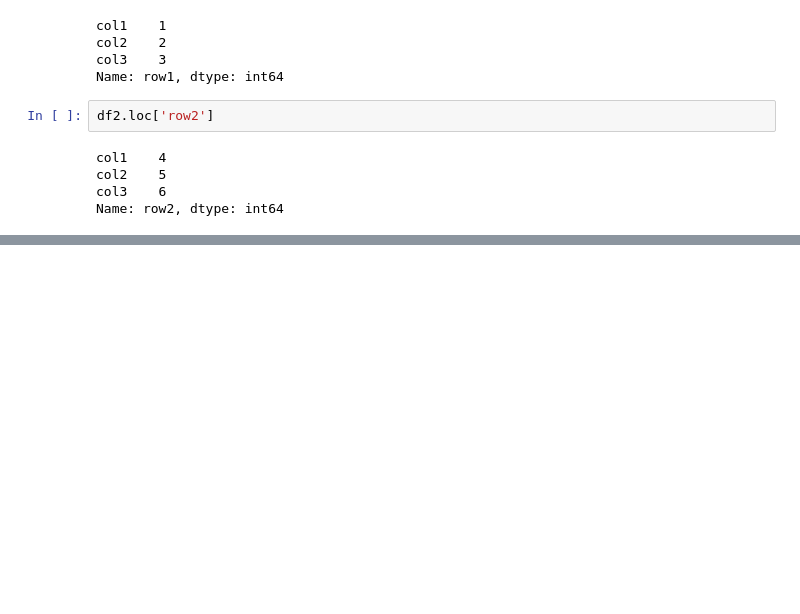
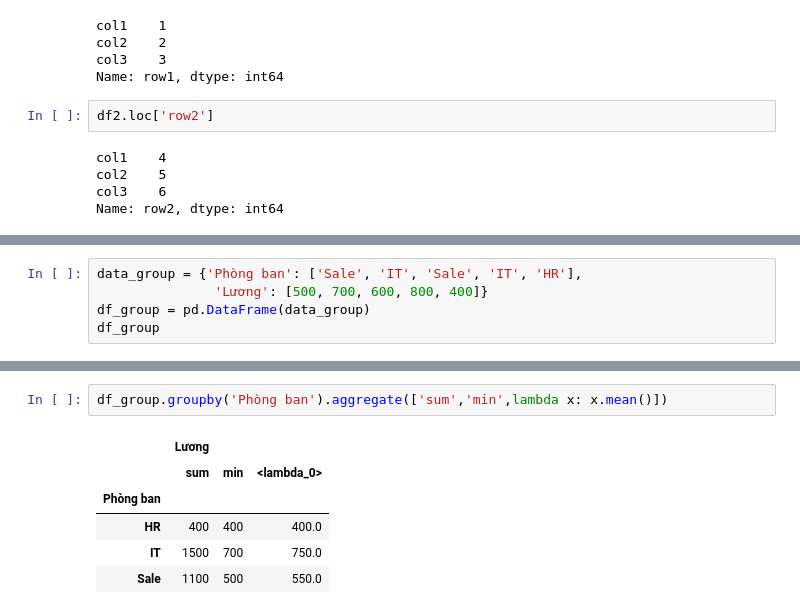
Before and after one commit to ntlong-NEU/KHDL_coban, a Jupyter notebook: Lesson6_Pandas.ipynb, the cells around one changed output, grey strips where cells are left out. Cells and saved outputs as stored; diff of their text form; blank space fills up the shorter version.

```diff
--- a/Lesson6_Pandas.ipynb
+++ b/Lesson6_Pandas.ipynb
@@ -100,0 +363,5 @@ Name: row2, dtype: int64
+# %%
+data_group = {'Phòng ban': ['Sale', 'IT', 'Sale', 'IT', 'HR'],
+               'Lương': [500, 700, 600, 800, 400]}
+df_group = pd.DataFrame(data_group)
+df_group
@@ -100,0 +383,9 @@ Name: row2, dtype: int64
+# %%
+df_group.groupby('Phòng ban').aggregate(['sum','min',lambda x: x.mean()])
+# %% [output]
+|  | Lương |  |  |
+|  | sum | min | <lambda_0> |
+| Phòng ban |  |  |  |
+| HR | 400 | 400 | 400.0 |
+| IT | 1500 | 700 | 750.0 |
+| Sale | 1100 | 500 | 550.0 |
```
Also changed, not shown: parts of 29 cells of this notebook.
